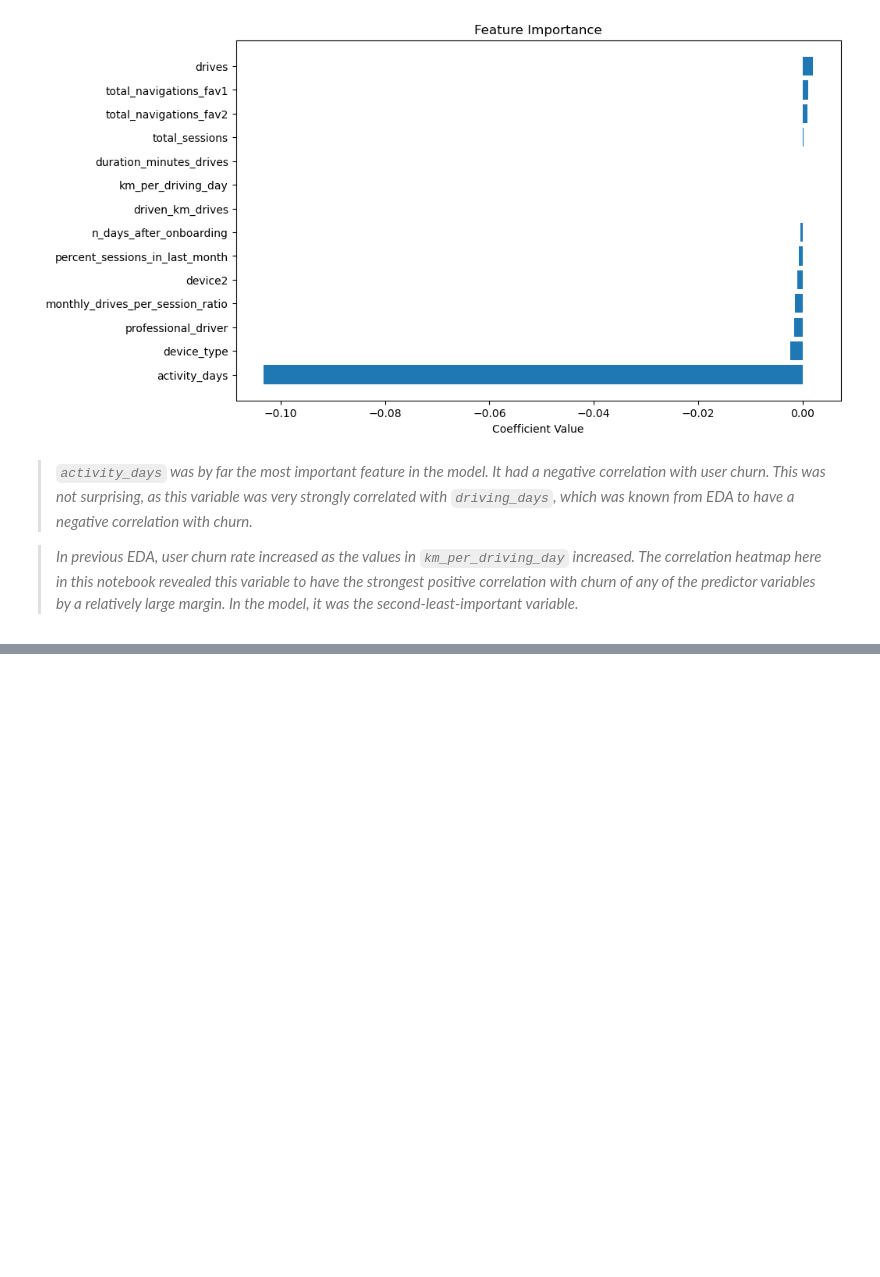
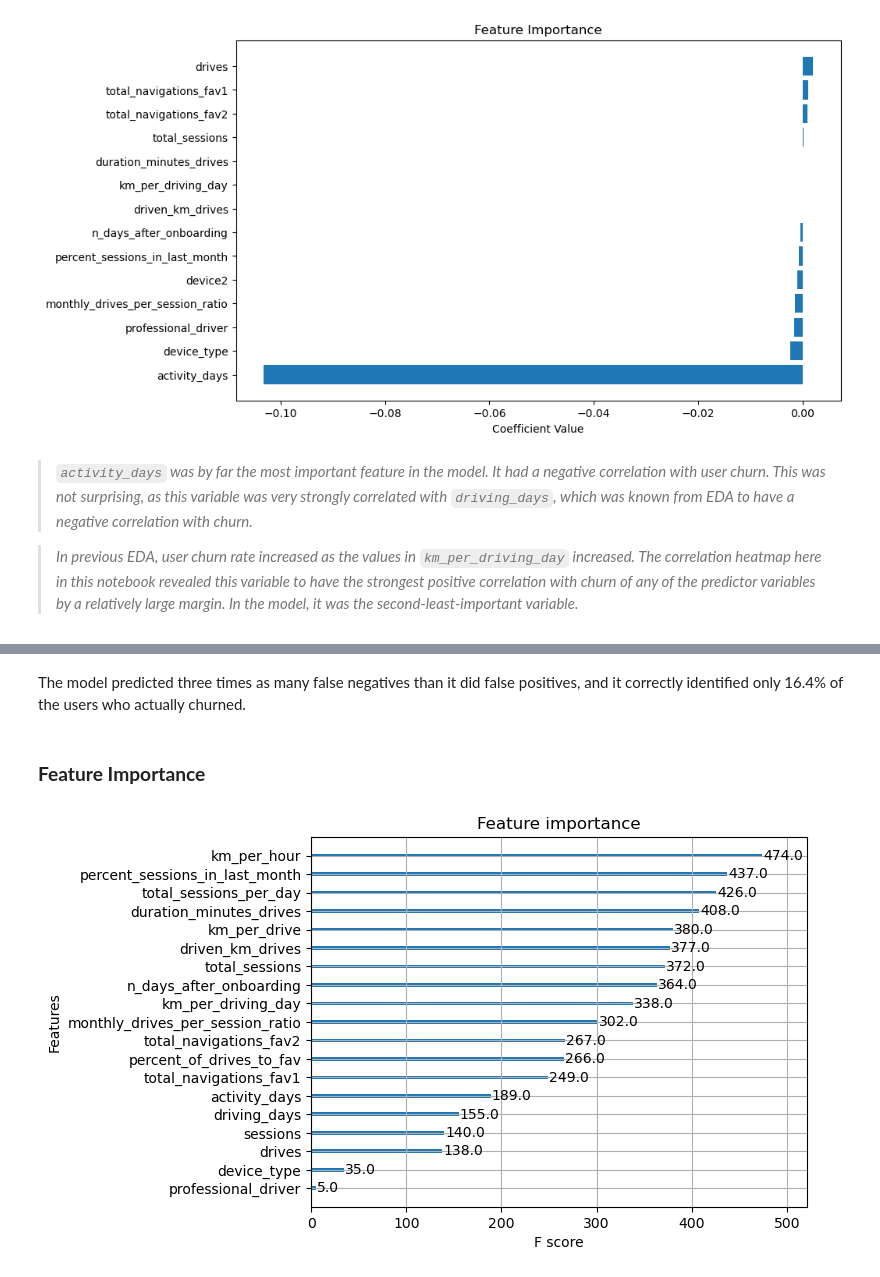
Before and after one commit to emirhansilsupur/waze-churn-prediction-project, a Jupyter notebook: waze_data_analysis.ipynb, the cells around one changed output, grey strips where cells are left out. Saved outputs shown, nothing was run; the diff lists cells and outputs as text; code cells hidden in the pictures; blank space fills up the shorter version.

```diff
--- a/waze_data_analysis.ipynb
+++ b/waze_data_analysis.ipynb
@@ -1231,0 +1374,18 @@ plt.show()
+# %%
+# Instantiate the random forest classifier
+rf = RandomForestClassifier(random_state=42)
+
+# Create a dictionary of hyperparameters to tune
+cv_params = {"max_depth": [None],
+             "max_features": [1.0],
+             "max_samples": [1.0],
+             "min_samples_leaf": [2],
+             "min_samples_split": [2],
+             "n_estimators": [300],
+             }
+
+# Define a dictionary of scoring metrics to capture
+scoring = {"accuracy", "precision", "recall", "f1"}
+
+# Instantiate the GridSearchCV object
+rf_cv = GridSearchCV(rf, cv_params, scoring=scoring, cv=4, refit="recall")
@@ -1231,0 +1604,8 @@ plt.show()
+# %% [markdown]
+The model predicted three times as many false negatives than it did false positives, and it correctly identified only 16.4% of the users who actually churned.
+# %% [markdown]
+### **Feature Importance**
+# %%
+plot_importance(xgb_cv.best_estimator_);
+# %% [output]
+[figure, added]
```
Also changed, not shown: parts of 51 cells of this notebook, 2 other files.
